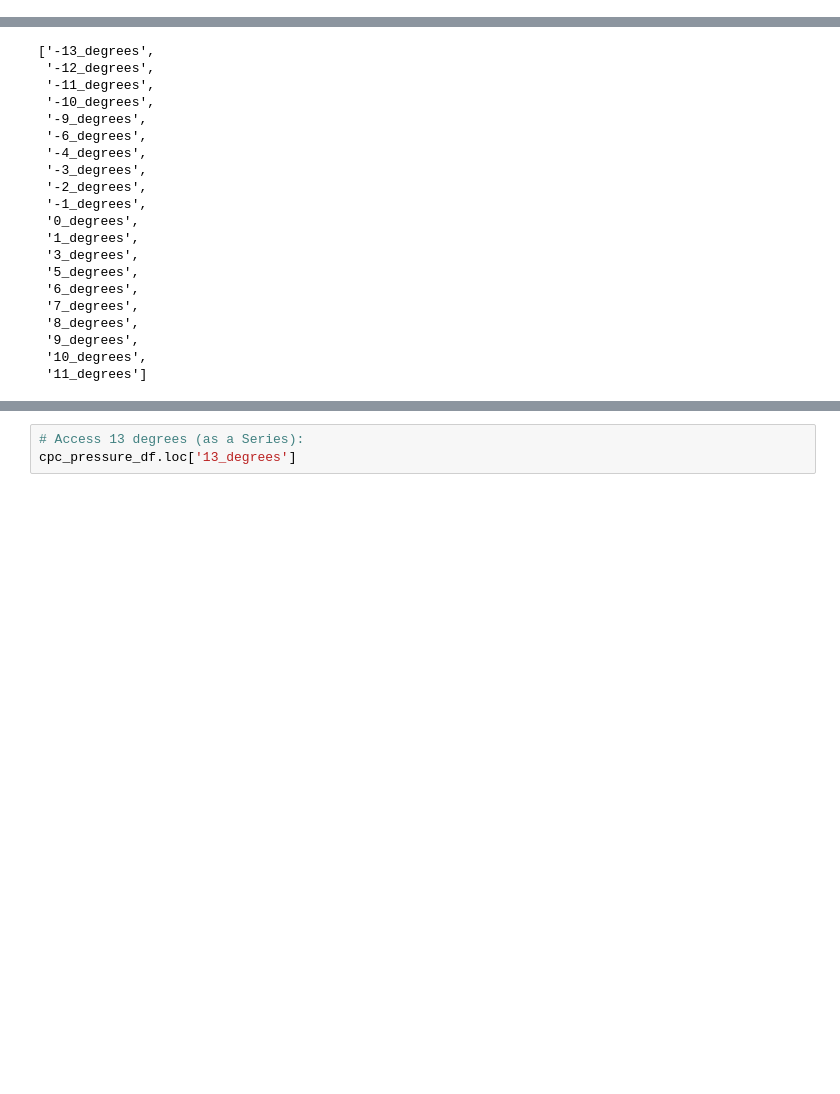
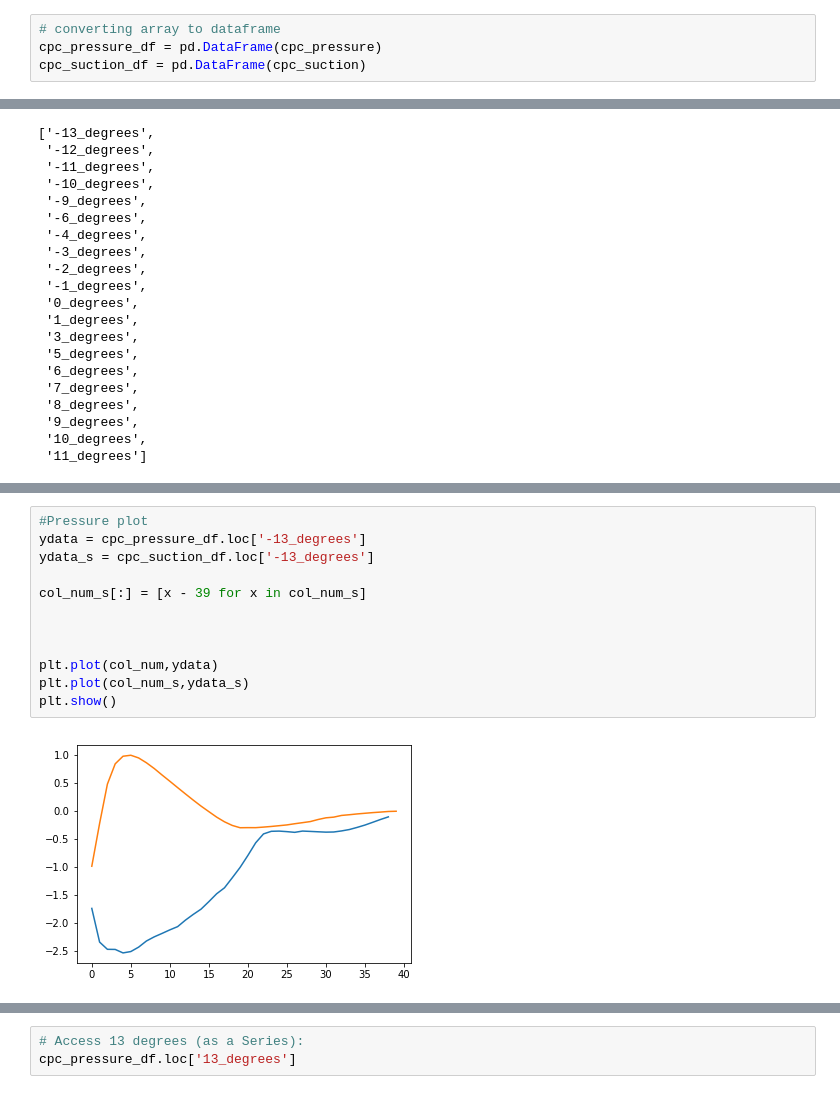
Before and after one commit to bakera81/airfoil-analysis, a Jupyter notebook: airfoil-analysis.ipynb, the cells around one changed output, grey strips where cells are left out. Cells and saved outputs as stored; diff of their text form; blank space fills up the shorter version.

```diff
--- a/airfoil-analysis.ipynb
+++ b/airfoil-analysis.ipynb
@@ -56,3 +69,7 @@ cpc_pressure_df = pd.DataFrame(cpc_pressure)
+# %%
+# converting array to dataframe
+cpc_pressure_df = pd.DataFrame(cpc_pressure)
+cpc_suction_df = pd.DataFrame(cpc_suction)
 # %%
 cpc_pressure_df.iloc[0,:]
 # %% [output]
@@ -218 +311,15 @@ cpc_pressure_df
+# %%
+#Pressure plot
+ydata = cpc_pressure_df.loc['-13_degrees']
+ydata_s = cpc_suction_df.loc['-13_degrees']
+
+col_num_s[:] = [x - 39 for x in col_num_s]
+
+
+
+plt.plot(col_num,ydata)
+plt.plot(col_num_s,ydata_s)
+plt.show()
+# %% [output]
+[figure, added]
 # %%
```
Also changed, not shown: parts of 15 cells of this notebook.
